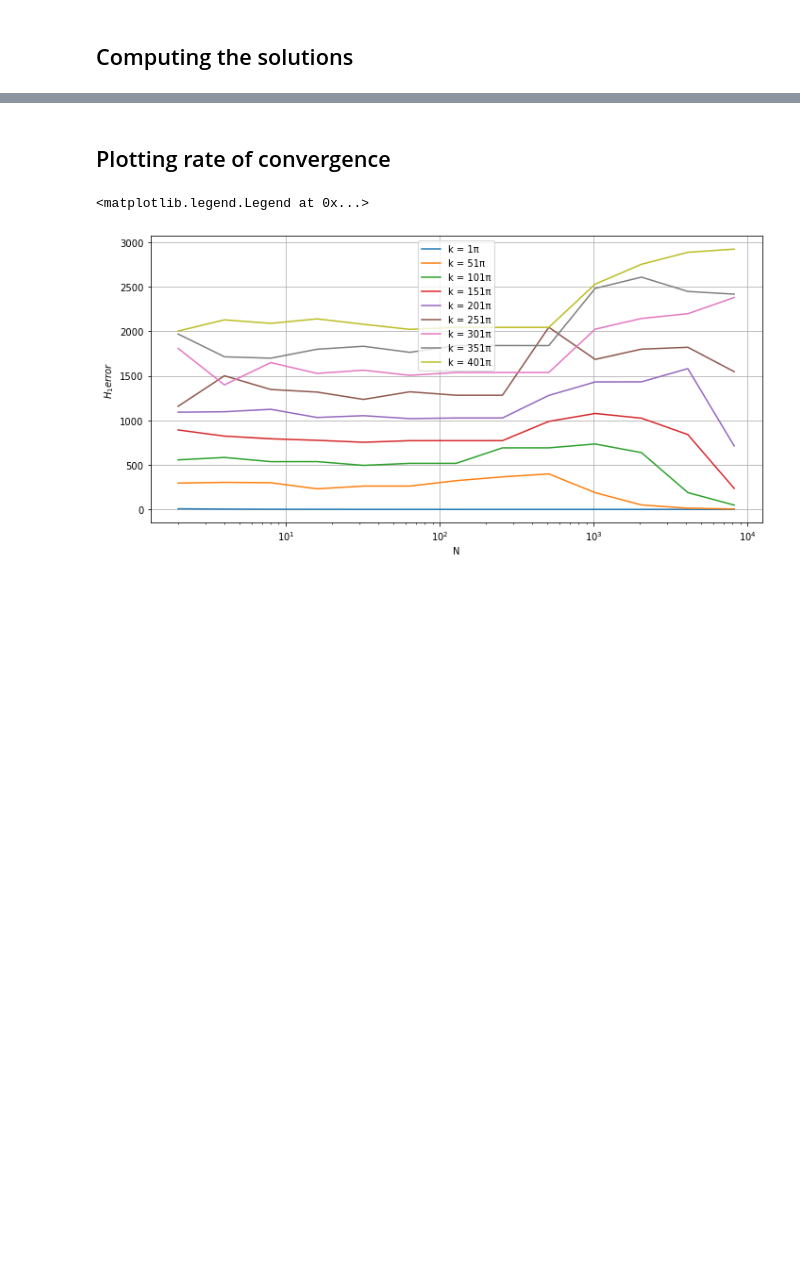
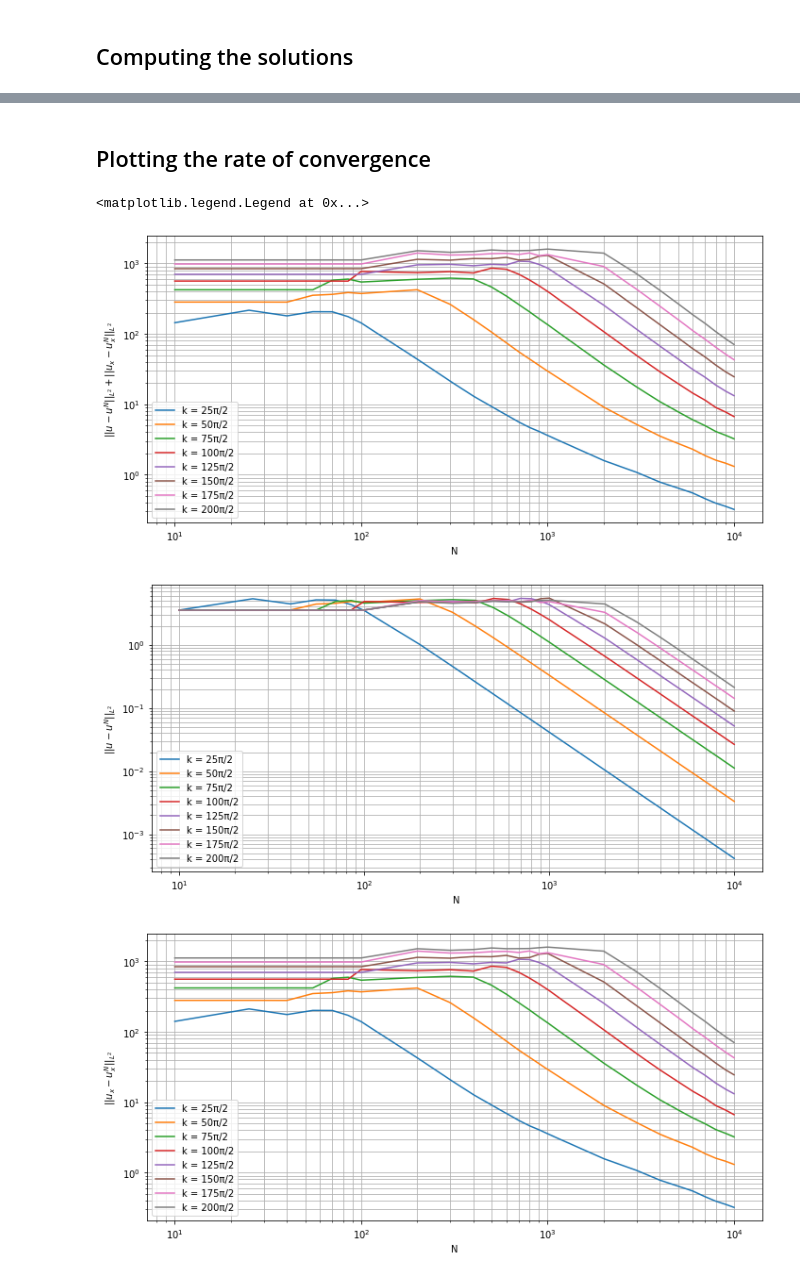
Before and after one commit to sprmsv/Helmholtz-VPINNs, a Jupyter notebook: src/FEM_Convergence.ipynb, the cells around one changed output, grey strips where cells are left out. Drawn from its saved outputs; the diff is of its cells as text; code cells hidden in the pictures; blank space fills up the shorter version.

```diff
--- a/src/FEM_Convergence.ipynb
+++ b/src/FEM_Convergence.ipynb
@@ -12,0 +17,8 @@ plt.rcParams["figure.autolayout"] = True
+# %%
+N_set = np.concatenate((
+    np.linspace(1e01, 1e02, 6, endpoint=False, dtype=int),
+    np.linspace(1e02, 1e03, 9, endpoint=False, dtype=int),
+    np.linspace(1e03, 1e04, 10, endpoint=True, dtype=int),
+    ))
+
+k_set = np.linspace(0, 200, 9)[1:] * np.pi / 2
@@ -73,14 +63,36 @@ Solving for k = 401π, N = 8192 in progress...
 # %% [markdown]
-## Plotting rate of convergence
+## Plotting the rate of convergence
-# %%
-fig, axs = plt.subplots()
-fig.tight_layout(pad=3.0)
-
-for idx, k in enumerate(k_set):
-    axs.plot(N_set, errors[idx], label=f'k = {round(k / np.pi)}π')
-axs.set(xscale='log', xlabel='N', ylabel='$H_1 error$')
-axs.grid()
-axs.legend()
-# %% [output]
-<matplotlib.legend.Legend at 0x...>
-[figure, removed]
+# %%
+plt.rcParams['figure.figsize'] = [10, 5]
+
+# H1 error
+fig, axs = plt.subplots()
+fig.tight_layout(pad=3.0)
+for idx, k in enumerate(k_set):
+    axs.plot(N_set, [error[0] for error in errors[idx]], label=f'k = {round(k / (np.pi / 2))}π/2')
+axs.set(xscale='log', yscale='log', xlabel='N', ylabel='$||u - u^N||_{L^2} + ||u_x - u^N_x||_{L^2}$')
+axs.grid(which='both')
+axs.legend()
+
+# L2 norm of u error
+fig, axs = plt.subplots()
+fig.tight_layout(pad=3.0)
+for idx, k in enumerate(k_set):
+    axs.plot(N_set, [error[1] for error in errors[idx]], label=f'k = {round(k / (np.pi / 2))}π/2')
+axs.set(xscale='log', yscale='log', xlabel='N', ylabel='$||u - u^N||_{L^2}$')
+axs.grid(which='both')
+axs.legend()
+
+# L2 norm of u_x
+fig, axs = plt.subplots()
+fig.tight_layout(pad=3.0)
+for idx, k in enumerate(k_set):
+    axs.plot(N_set, [error[2] for error in errors[idx]], label=f'k = {round(k / (np.pi / 2))}π/2')
+axs.set(xscale='log', yscale='log', xlabel='N', ylabel='$||u_x - u^N_x||_{L^2}$')
+axs.grid(which='both')
+axs.legend()
+# %% [output]
+<matplotlib.legend.Legend at 0x...>
+[figure, added]
+[figure, added]
+[figure, added]
```
Also changed, not shown: parts of 5 cells of this notebook, 3 other files.
